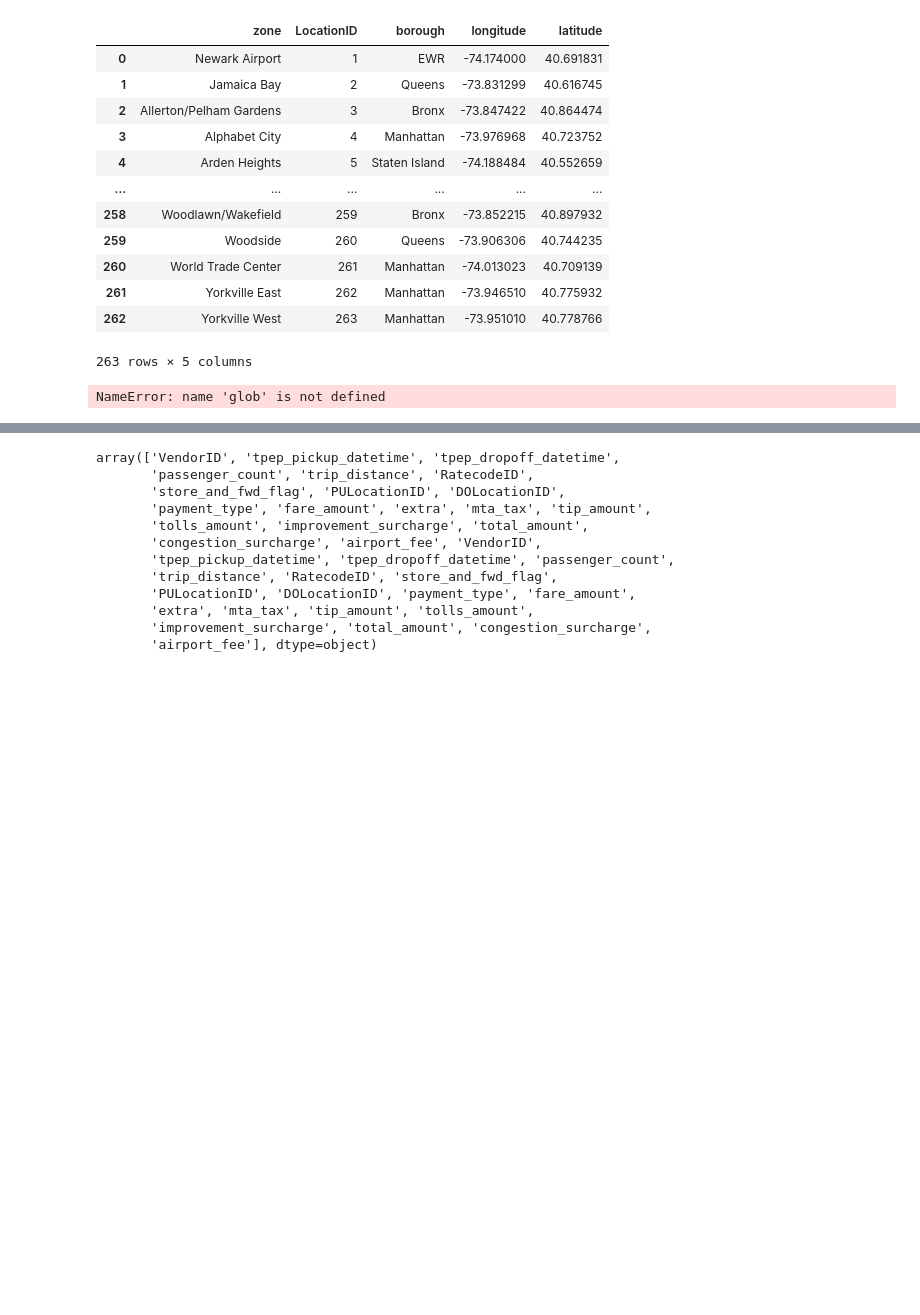
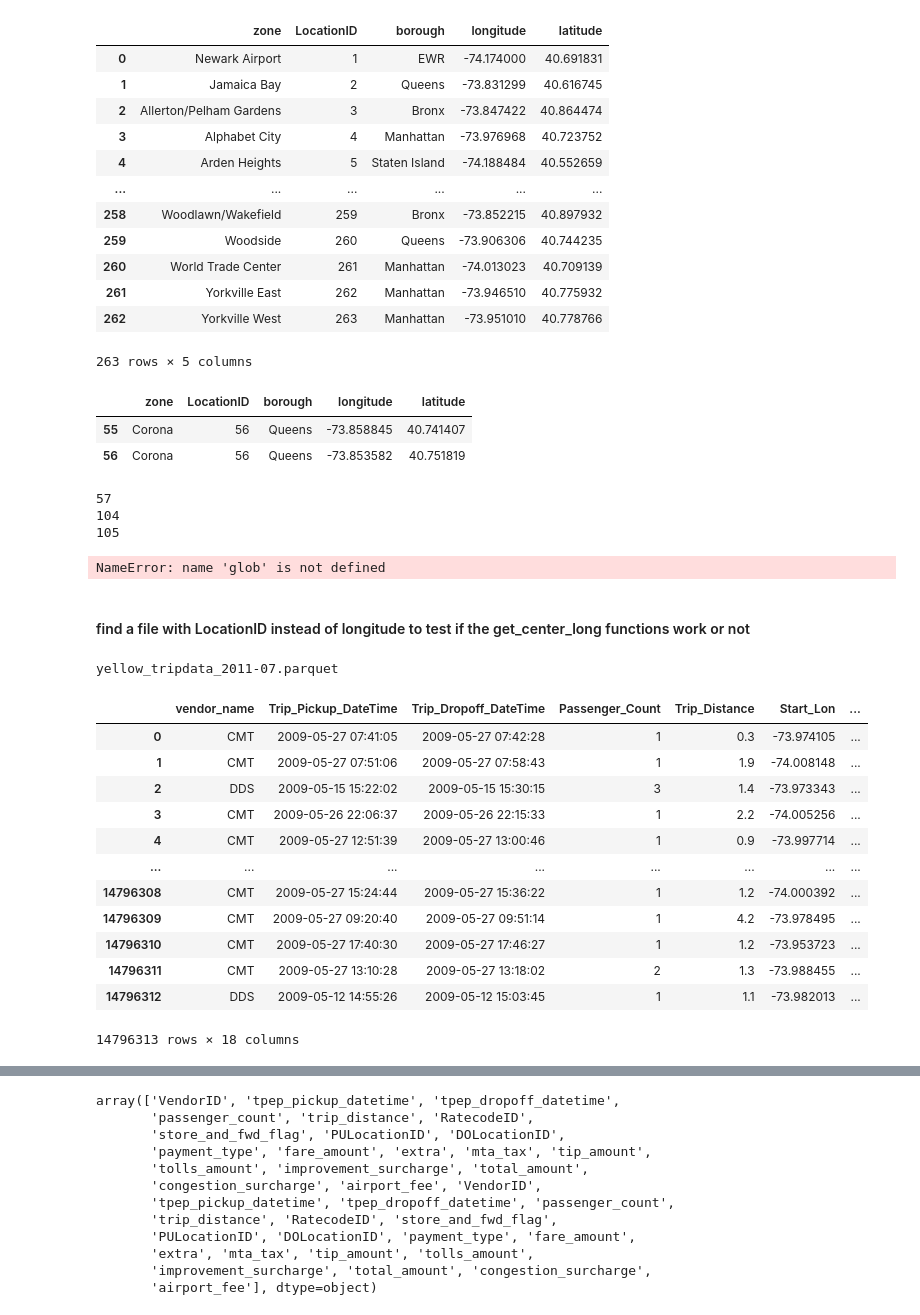
Before and after one commit to wangyf99/final-project, a Jupyter notebook: Group_project.ipynb, the cells around one changed output, grey strips where cells are left out. Saved outputs shown, nothing was run; the diff lists cells and outputs as text; code cells hidden in the pictures; blank space fills up the shorter version.

```diff
--- a/Group_project.ipynb
+++ b/Group_project.ipynb
@@ -231,6 +300,23 @@ shapefile_new
 | 261 | Yorkville East | 262 | Manhattan | -73.946510 | 40.775932 |
 | 262 | Yorkville West | 263 | Manhattan | -73.951010 | 40.778766 |
 263 rows × 5 columns
+# %%
+shapefile_new[shapefile_new['LocationID']==56]
+# %% [output]
+|  | zone | LocationID | borough | longitude | latitude |
+| 55 | Corona | 56 | Queens | -73.858845 | 40.741407 |
+| 56 | Corona | 56 | Queens | -73.853582 | 40.751819 |
+# %%
+count = 1
+for i in shapefile_new['LocationID']:
+    if count != i:
+        print(count)
+    count += 1
+    #print(i)
+# %% [output]
+57
+104
+105
 # %%
 def get_taxi_file(file_pattern):
     file_list = glob.glob(file_pattern)
@@ -255,0 +345,40 @@ def get_center_lat(LocationID):
+# %% [markdown]
+#### find a file with LocationID instead of longitude to test if the get_center_long functions work or not
+# %%
+import os
+import re
+
+pattern = r"yellow.*.parquet"
+for file in os.listdir():
+    match = re.match(pattern, file)
+    if match:
+        file_name = match.group()
+        df = pd.read_parquet(file_name)
+        column_name = df.columns.to_list()
+        if parquet_column_list.index(column_name) == 0:
+            print(file_name)
+        break
+# %% [output]
+yellow_tripdata_2011-07.parquet
+# %%
+import os
+import re
+yellow_taxi_data = pd.DataFrame()
+pattern = r"yellow.*2011-07.parquet"
+
+match = re.match(pattern, file)
+pd.read_parquet(file_name)
+# %% [output]
+|  | vendor_name | Trip_Pickup_DateTime | Trip_Dropoff_DateTime | Passenger_Count | Trip_Distance | Start_Lon | ... |
+| 0 | CMT | 2009-05-27 07:41:05 | 2009-05-27 07:42:28 | 1 | 0.3 | -73.974105 | ... |
+| 1 | CMT | 2009-05-27 07:51:06 | 2009-05-27 07:58:43 | 1 | 1.9 | -74.008148 | ... |
+| 2 | DDS | 2009-05-15 15:22:02 | 2009-05-15 15:30:15 | 3 | 1.4 | -73.973343 | ... |
+| 3 | CMT | 2009-05-26 22:06:37 | 2009-05-26 22:15:33 | 1 | 2.2 | -74.005256 | ... |
+| 4 | CMT | 2009-05-27 12:51:39 | 2009-05-27 13:00:46 | 1 | 0.9 | -73.997714 | ... |
+| ... | ... | ... | ... | ... | ... | ... | ... |
+| 14796308 | CMT | 2009-05-27 15:24:44 | 2009-05-27 15:36:22 | 1 | 1.2 | -74.000392 | ... |
+| 14796309 | CMT | 2009-05-27 09:20:40 | 2009-05-27 09:51:14 | 1 | 4.2 | -73.978495 | ... |
+| 14796310 | CMT | 2009-05-27 17:40:30 | 2009-05-27 17:46:27 | 1 | 1.2 | -73.953723 | ... |
+| 14796311 | CMT | 2009-05-27 13:10:28 | 2009-05-27 13:18:02 | 2 | 1.3 | -73.988455 | ... |
+| 14796312 | DDS | 2009-05-12 14:55:26 | 2009-05-12 15:03:45 | 1 | 1.1 | -73.982013 | ... |
+14796313 rows × 18 columns
```
Also changed, not shown: parts of 15 cells of this notebook.
